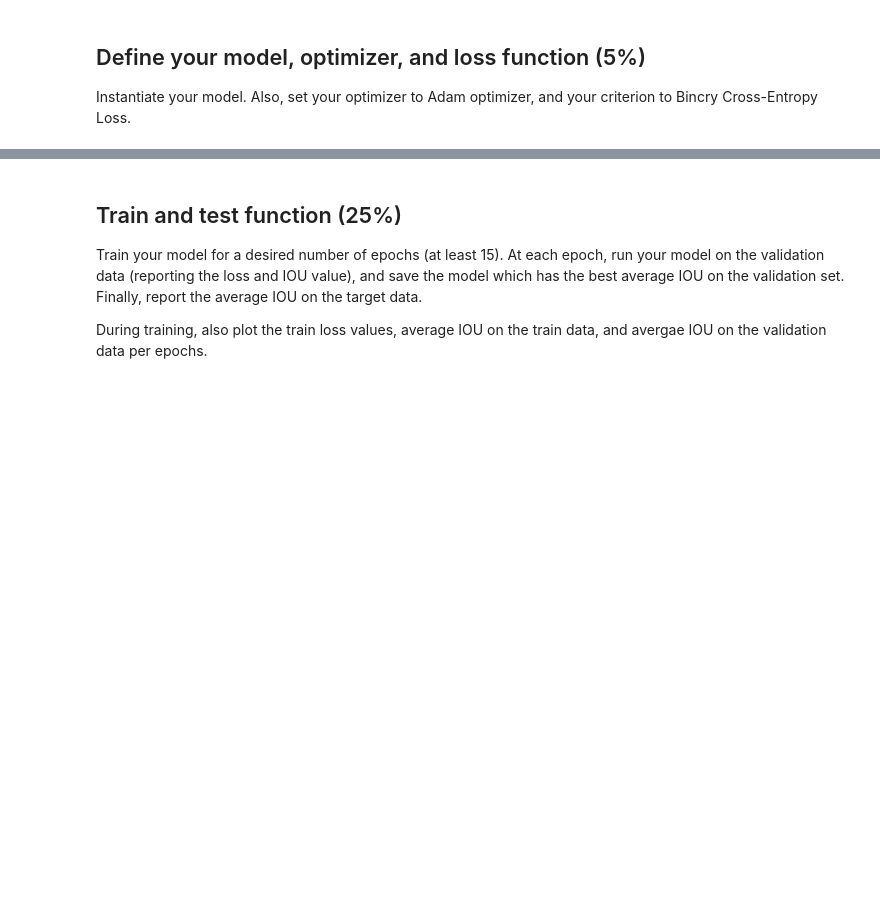
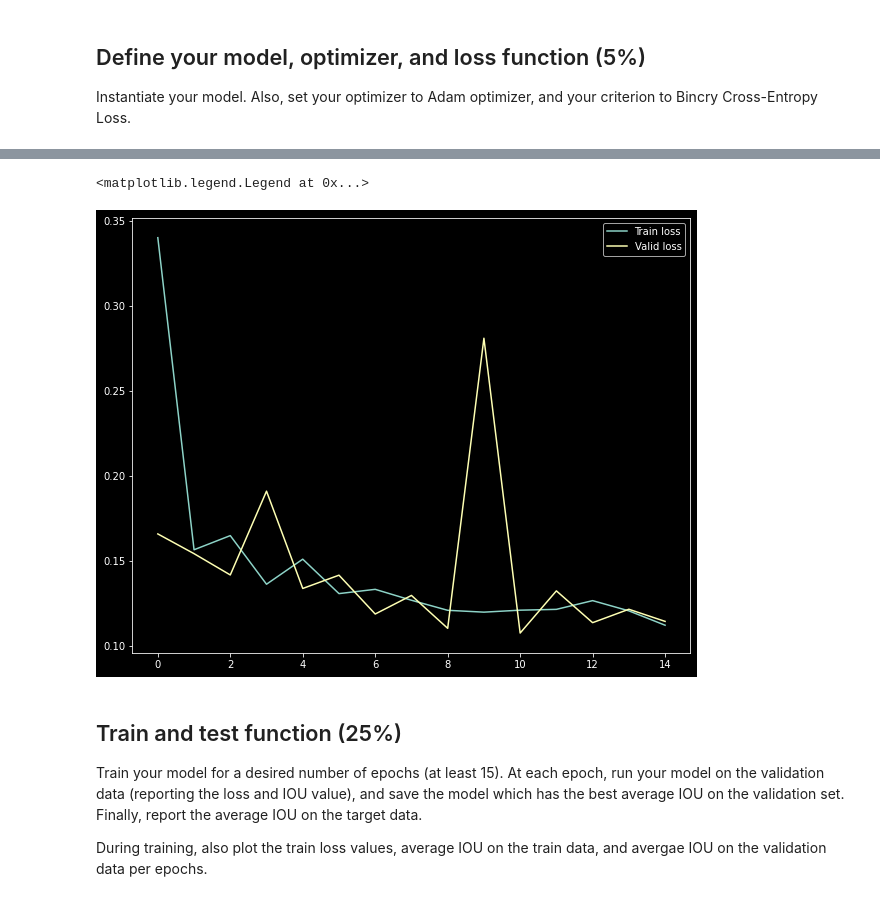
Before and after one commit to zahraDehghanian97/Semantics_segmentation_Unet, a Jupyter notebook: SemanticsSegmentation.ipynb, the cells around one changed output, grey strips where cells are left out. Cells and saved outputs as stored; diff of their text form; code cells hidden in the pictures; blank space fills up the shorter version.

```diff
--- a/SemanticsSegmentation.ipynb
+++ b/SemanticsSegmentation.ipynb
@@ -165,3 +135,8 @@ train_dst,valid_dst,test_dst = random_split(covidDataset, [train_size,valid_size
 train_loader = DataLoader(train_dst,batch_size=batch_size,shuffle=True)
 valid_loader = DataLoader(valid_dst,batch_size=batch_size,shuffle=True)
 test_loader = DataLoader(test_dst,batch_size=batch_size,shuffle=True)
+# %%
+# testing one pass
+xb, yb = next(iter(train_loader))
+print(xb.shape, yb.shape)
+print(xb.dtype, yb.dtype)
@@ -239,0 +212,2 @@ class UNet(nn.Module):
+# %%
+unet = UNET(3,2)
@@ -248,9 +227,3 @@ def IoU(output, target):
 ## Define your model, optimizer, and loss function (5%)
 
 Instantiate your model. Also, set your optimizer to Adam optimizer, and your criterion to Bincry Cross-Entropy Loss.
-# %%
-device = torch.device('cuda' if torch.cuda.is_available() else 'cpu')
-model = None
-model.to(device)
-optimizer = None
-criterion = None
@@ -256,0 +293,6 @@ criterion = None
+# %%
+
+# loss_fn = nn.BCELoss()
+loss_fn = nn.CrossEntropyLoss()
+opt = torch.optim.Adam(unet.parameters(), lr=0.01)
+train_loss, valid_loss = train(unet, train_loader, valid_loader, loss_fn, opt, acc_metric, epochs=15)
@@ -257,3 +317,14 @@ criterion = None
+# %%
+l = []
+for i in train_loss :
+  l.append(i.detach().numpy())
+plt.figure(figsize=(10,8))
+plt.plot(l, label='Train loss')
+plt.plot(valid_loss, label='Valid loss')
+plt.legend()
+# %% [output]
+<matplotlib.legend.Legend at 0x...>
+[figure, added]
 # %% [markdown]
 ## Train and test function (25%)
 
```
Also changed, not shown: parts of 13 cells of this notebook.
